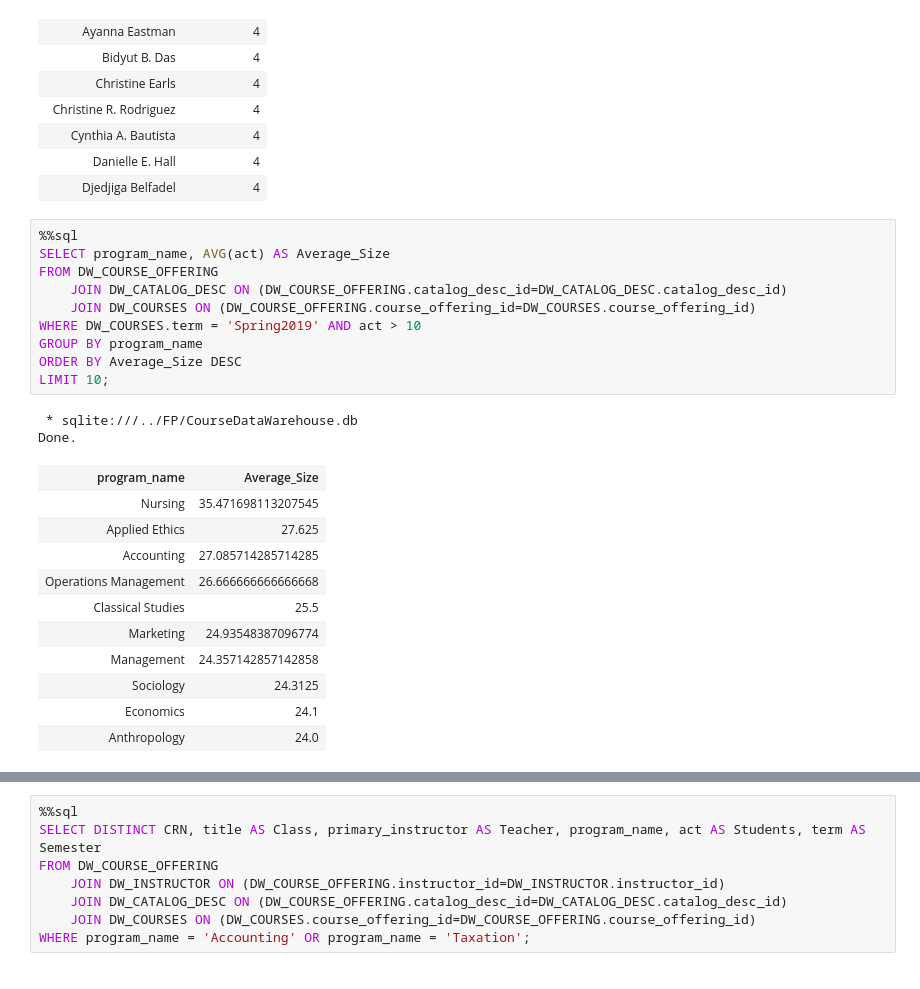
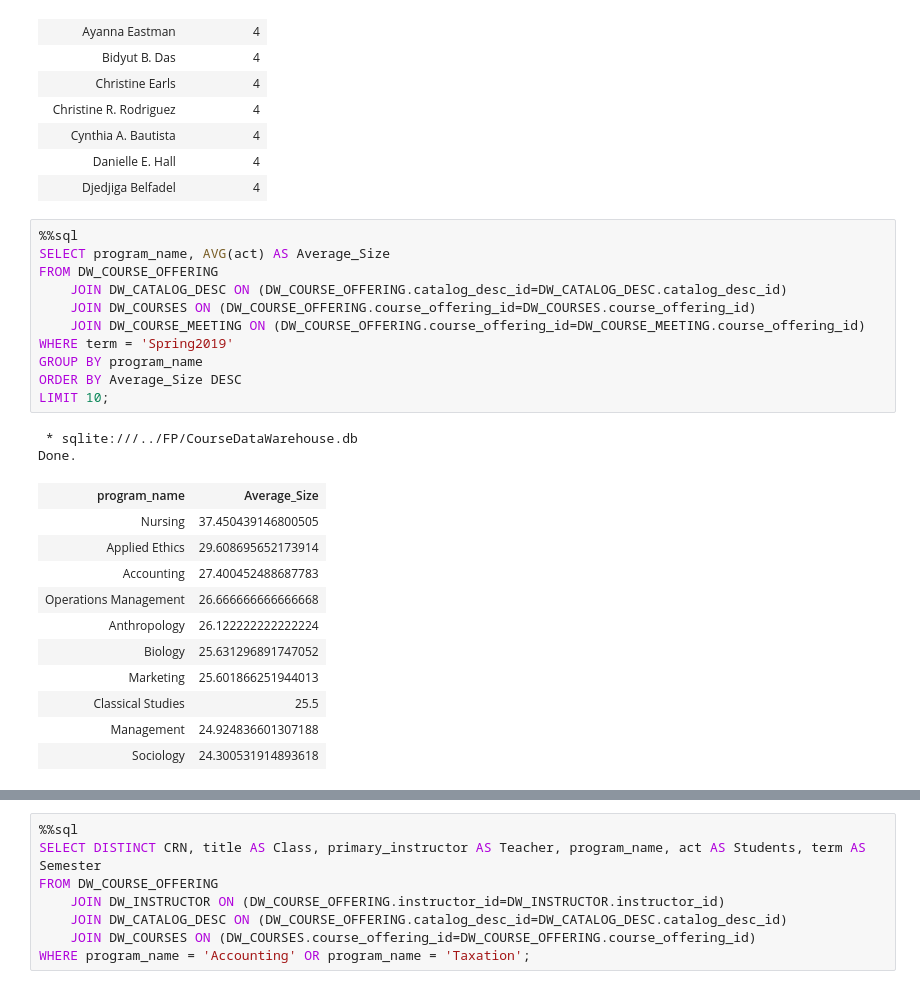
Before and after one commit to fairfield-university-ba-510-spring2019/final-project-another-day-another-data, a Jupyter notebook: CourseDataWarehouseDemo.ipynb, the cells around one changed output, grey strips where cells are left out. Cells and saved outputs as stored; diff of their text form.

```diff
--- a/CourseDataWarehouseDemo.ipynb
+++ b/CourseDataWarehouseDemo.ipynb
@@ -64,24 +67,25 @@ Done.
 # %%
 %%sql
 SELECT program_name, AVG(act) AS Average_Size
 FROM DW_COURSE_OFFERING
     JOIN DW_CATALOG_DESC ON (DW_COURSE_OFFERING.catalog_desc_id=DW_CATALOG_DESC.catalog_desc_id)
     JOIN DW_COURSES ON (DW_COURSE_OFFERING.course_offering_id=DW_COURSES.course_offering_id)
-WHERE DW_COURSES.term = 'Spring2019' AND act > 10
+    JOIN DW_COURSE_MEETING ON (DW_COURSE_OFFERING.course_offering_id=DW_COURSE_MEETING.course_offering_id)
+WHERE term = 'Spring2019'
 GROUP BY program_name
 ORDER BY Average_Size DESC
 LIMIT 10;
 # %% [output]
  * sqlite:///../FP/CourseDataWarehouse.db
 Done.
 | program_name | Average_Size |
-| Nursing | 35.471698113207545 |
-| Applied Ethics | 27.625 |
-| Accounting | 27.085714285714285 |
+| Nursing | 37.450439146800505 |
+| Applied Ethics | 29.608695652173914 |
+| Accounting | 27.400452488687783 |
 | Operations Management | 26.666666666666668 |
+| Anthropology | 26.122222222222224 |
+| Biology | 25.631296891747052 |
+| Marketing | 25.601866251944013 |
 | Classical Studies | 25.5 |
-| Marketing | 24.93548387096774 |
-| Management | 24.357142857142858 |
-| Sociology | 24.3125 |
-| Economics | 24.1 |
-| Anthropology | 24.0 |
+| Management | 24.924836601307188 |
+| Sociology | 24.300531914893618 |
```
Also changed, not shown: parts of 2 cells of this notebook, 1 other file.
